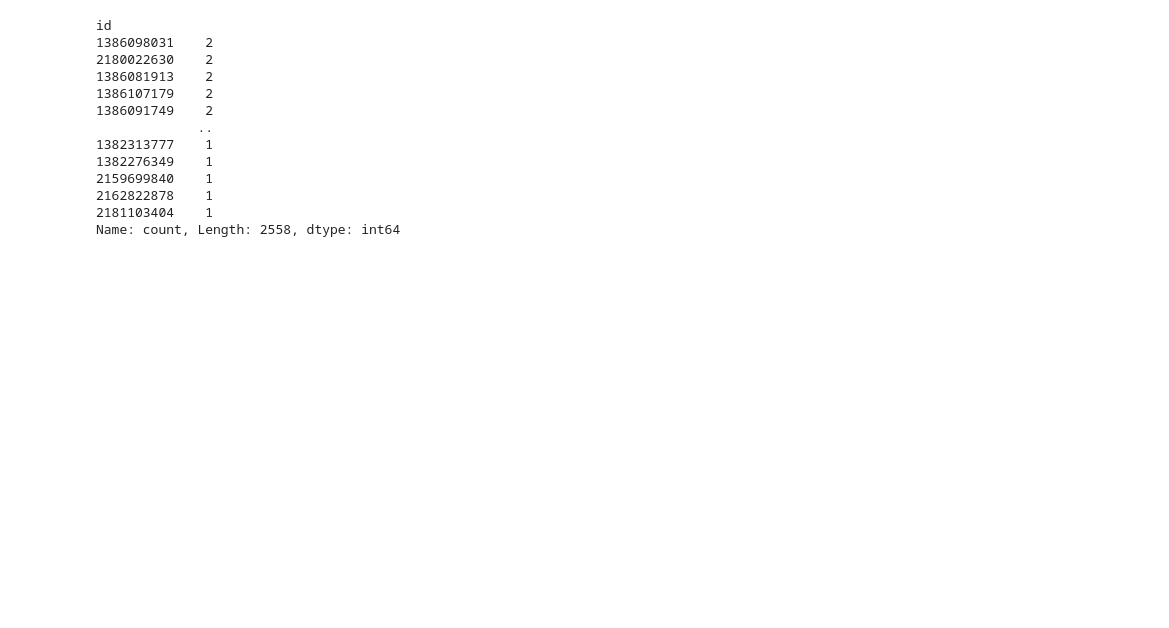
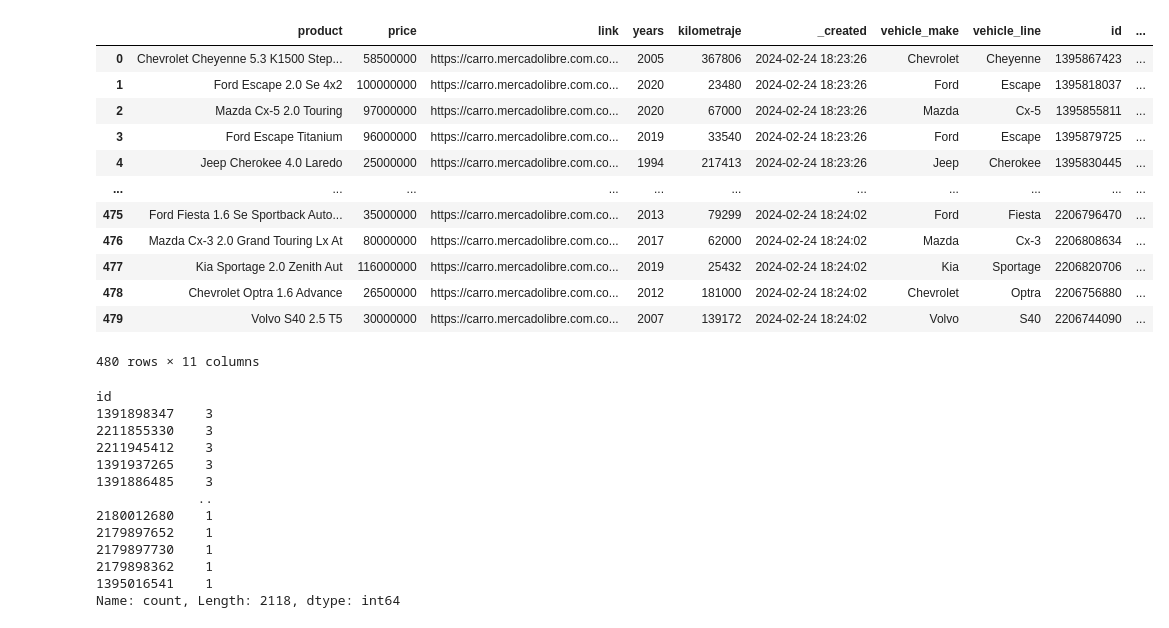
Before and after one commit to Wilmar3752/ETL_scraper, a Jupyter notebook: src/testing.ipynb, the cells around one changed output. Cells and saved outputs as stored; diff of their text form; code cells hidden in the pictures; blank space fills up the shorter version.

```diff
--- a/src/testing.ipynb
+++ b/src/testing.ipynb
@@ -22,2 +31,2 @@ data_initial.head()
 # %%
-new_data = get_data_from_api()
+new_data = get_data_from_api(num_search_pages=10)
@@ -24,4 +53,20 @@ new_data = get_data_from_api()
 # %%
 new_data = transform_json_to_df(new_data)
+# %%
+new_data
+# %% [output]
+|  | product | price | link | years | kilometraje | _created | vehicle_make | vehicle_line | id | ... |
+| 0 | Chevrolet Cheyenne 5.3 K1500 Step... | 58500000 | https://carro.mercadolibre.com.co... | 2005 | 367806 | 2024-02-24 18:23:26 | Chevrolet | Cheyenne | 1395867423 | ... |
+| 1 | Ford Escape 2.0 Se 4x2 | 100000000 | https://carro.mercadolibre.com.co... | 2020 | 23480 | 2024-02-24 18:23:26 | Ford | Escape | 1395818037 | ... |
+| 2 | Mazda Cx-5 2.0 Touring | 97000000 | https://carro.mercadolibre.com.co... | 2020 | 67000 | 2024-02-24 18:23:26 | Mazda | Cx-5 | 1395855811 | ... |
+| 3 | Ford Escape Titanium | 96000000 | https://carro.mercadolibre.com.co... | 2019 | 33540 | 2024-02-24 18:23:26 | Ford | Escape | 1395879725 | ... |
+| 4 | Jeep Cherokee 4.0 Laredo | 25000000 | https://carro.mercadolibre.com.co... | 1994 | 217413 | 2024-02-24 18:23:26 | Jeep | Cherokee | 1395830445 | ... |
+| ... | ... | ... | ... | ... | ... | ... | ... | ... | ... | ... |
+| 475 | Ford Fiesta 1.6 Se Sportback Auto... | 35000000 | https://carro.mercadolibre.com.co... | 2013 | 79299 | 2024-02-24 18:24:02 | Ford | Fiesta | 2206796470 | ... |
+| 476 | Mazda Cx-3 2.0 Grand Touring Lx At | 80000000 | https://carro.mercadolibre.com.co... | 2017 | 62000 | 2024-02-24 18:24:02 | Mazda | Cx-3 | 2206808634 | ... |
+| 477 | Kia Sportage 2.0 Zenith Aut | 116000000 | https://carro.mercadolibre.com.co... | 2019 | 25432 | 2024-02-24 18:24:02 | Kia | Sportage | 2206820706 | ... |
+| 478 | Chevrolet Optra 1.6 Advance | 26500000 | https://carro.mercadolibre.com.co... | 2012 | 181000 | 2024-02-24 18:24:02 | Chevrolet | Optra | 2206756880 | ... |
+| 479 | Volvo S40 2.5 T5 | 30000000 | https://carro.mercadolibre.com.co... | 2007 | 139172 | 2024-02-24 18:24:02 | Volvo | S40 | 2206744090 | ... |
+480 rows × 11 columns
 # %%
 final_data = pd.concat([data_initial,new_data])
@@ -31,18 +77,18 @@ final_data['id'] = final_data['id'].astype(int)
 final_data['id'].value_counts()
 # %% [output]
 id
-1386098031    2
-2180022630    2
-1386081913    2
-1386107179    2
-1386091749    2
+1391898347    3
+2211855330    3
+2211945412    3
+1391937265    3
+1391886485    3
              ..
-1382313777    1
-1382276349    1
-2159699840    1
-2162822878    1
-2181103404    1
-Name: count, Length: 2558, dtype: int64
+2180012680    1
+2179897652    1
+2179897730    1
+2179898362    1
+1395016541    1
+Name: count, Length: 2118, dtype: int64
 # %%
 from datetime import datetime
 now = datetime.now().strftime("%Y-%m-%d %H:%M:%S")
```
Also changed, not shown: parts of 4 cells of this notebook, 5 other files.
